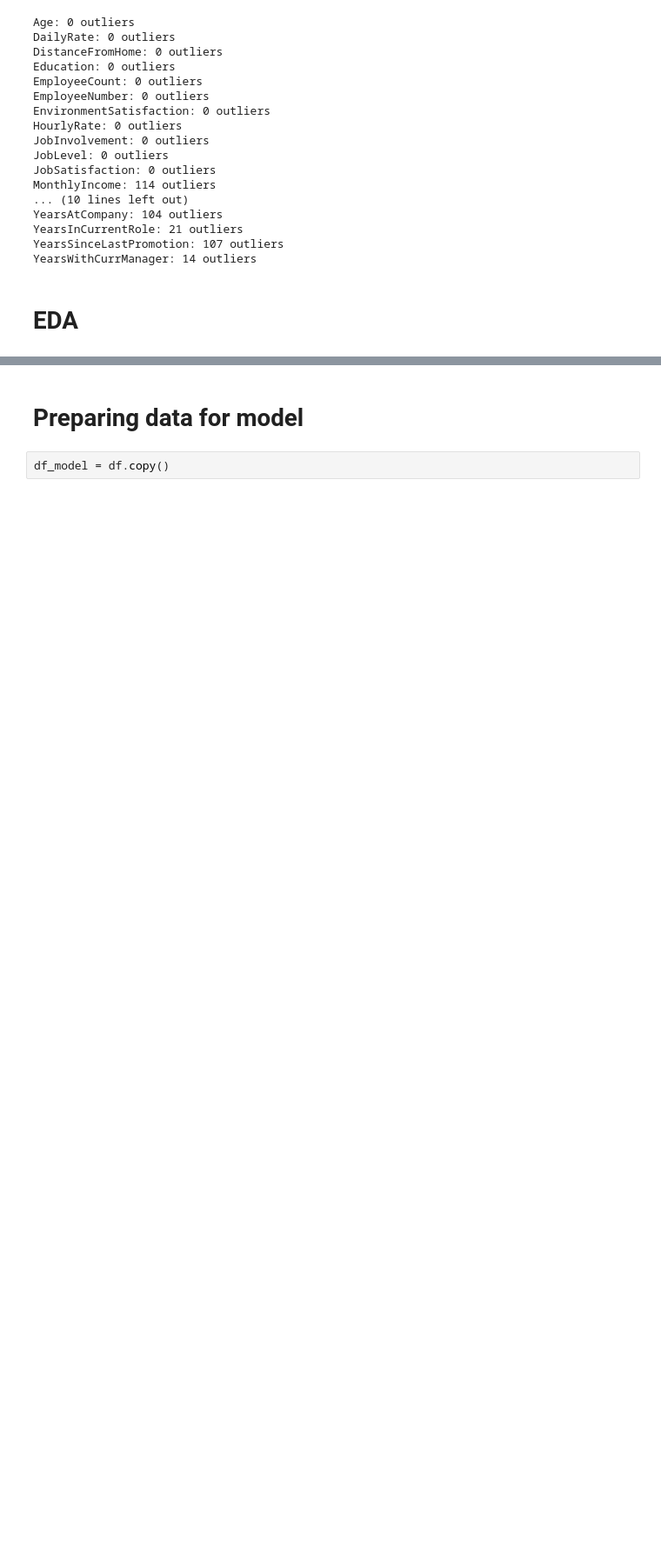
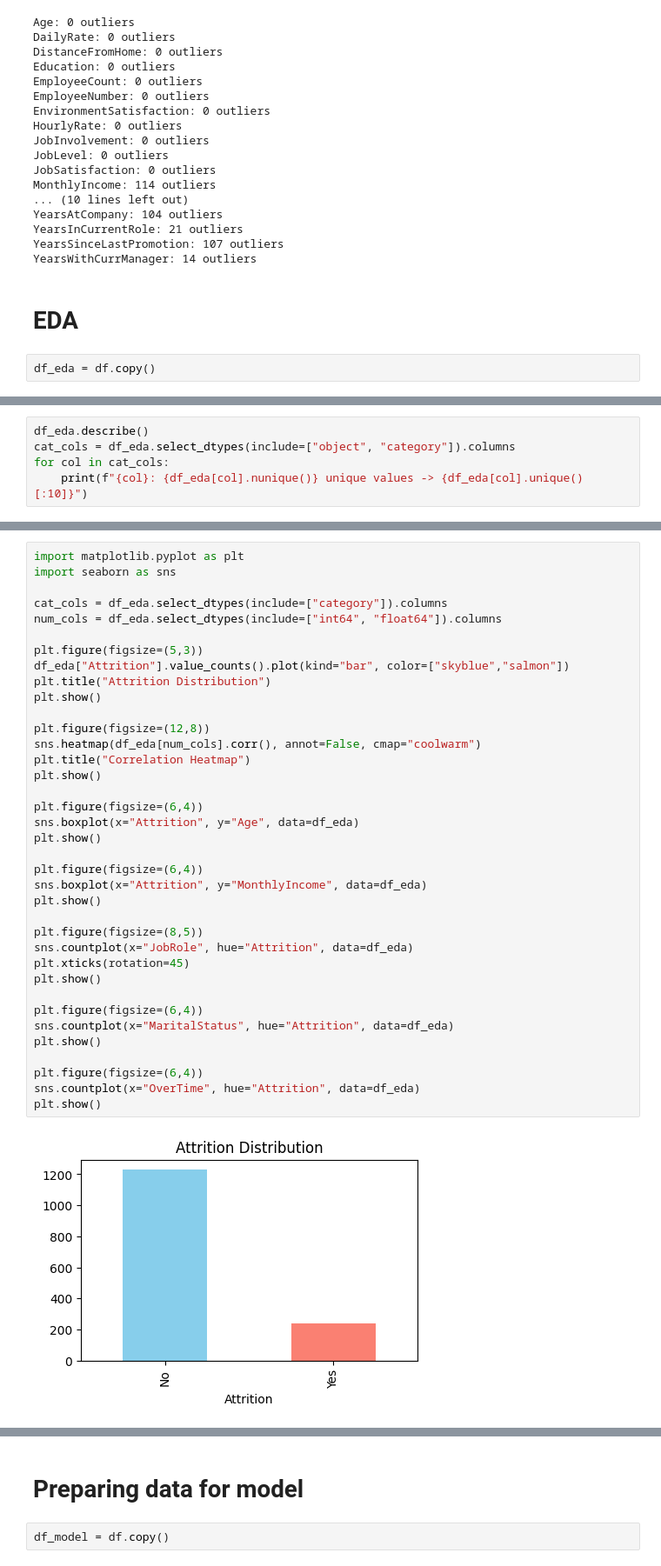
Before and after one commit to NirbhayBawankule/HR-Analytics-Employee-Attrition-Performance, a Jupyter notebook: main.ipynb, the cells around one changed output, grey strips where cells are left out. Shown at 87% size. Cells and saved outputs as stored; diff of their text form; blank space fills up the shorter version.

```diff
--- a/main.ipynb
+++ b/main.ipynb
@@ -87,3 +87,5 @@ YearsSinceLastPromotion: 107 outliers
 YearsWithCurrManager: 14 outliers
 # %% [markdown]
 # EDA
+# %%
+df_eda = df.copy()
@@ -89,0 +137,5 @@ YearsWithCurrManager: 14 outliers
+# %%
+df_eda.describe()
+cat_cols = df_eda.select_dtypes(include=["object", "category"]).columns
+for col in cat_cols:
+    print(f"{col}: {df_eda[col].nunique()} unique values -> {df_eda[col].unique()[:10]}")
@@ -89,0 +187,39 @@ YearsWithCurrManager: 14 outliers
+# %%
+import matplotlib.pyplot as plt
+import seaborn as sns
+
+cat_cols = df_eda.select_dtypes(include=["category"]).columns
+num_cols = df_eda.select_dtypes(include=["int64", "float64"]).columns
+
+plt.figure(figsize=(5,3))
+df_eda["Attrition"].value_counts().plot(kind="bar", color=["skyblue","salmon"])
+plt.title("Attrition Distribution")
+plt.show()
+
+plt.figure(figsize=(12,8))
+sns.heatmap(df_eda[num_cols].corr(), annot=False, cmap="coolwarm")
+plt.title("Correlation Heatmap")
+plt.show()
+
+plt.figure(figsize=(6,4))
+sns.boxplot(x="Attrition", y="Age", data=df_eda)
+plt.show()
+
+plt.figure(figsize=(6,4))
+sns.boxplot(x="Attrition", y="MonthlyIncome", data=df_eda)
+plt.show()
+
+plt.figure(figsize=(8,5))
+sns.countplot(x="JobRole", hue="Attrition", data=df_eda)
+plt.xticks(rotation=45)
+plt.show()
+
+plt.figure(figsize=(6,4))
+sns.countplot(x="MaritalStatus", hue="Attrition", data=df_eda)
+plt.show()
+
+plt.figure(figsize=(6,4))
+sns.countplot(x="OverTime", hue="Attrition", data=df_eda)
+plt.show()
+# %% [output]
+[figure, added]
```
Also changed, not shown: parts of 6 cells of this notebook, 1 other file.
